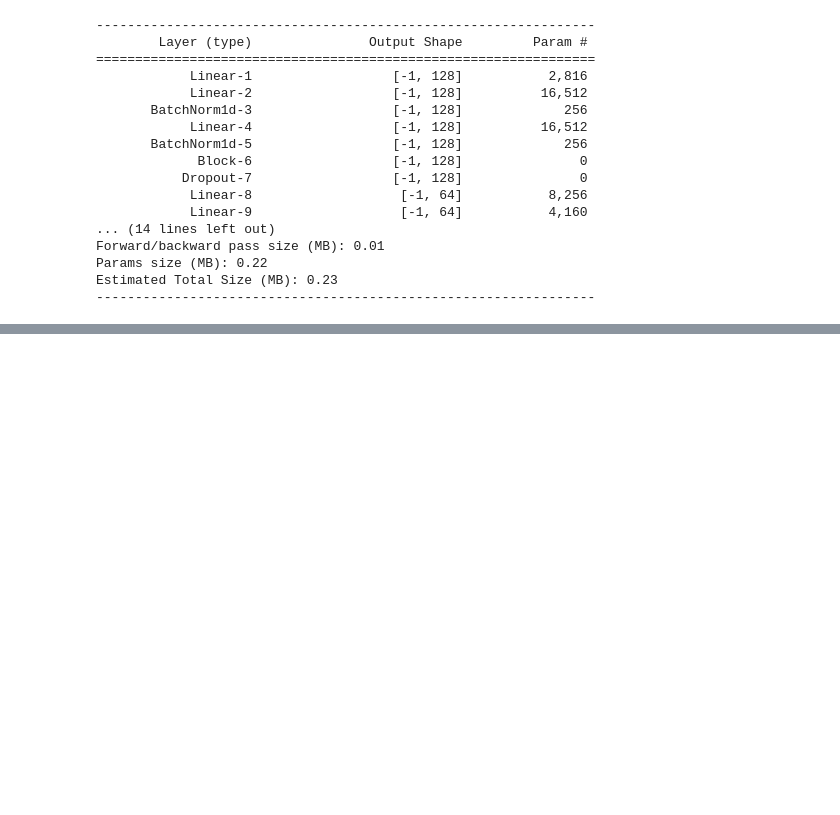
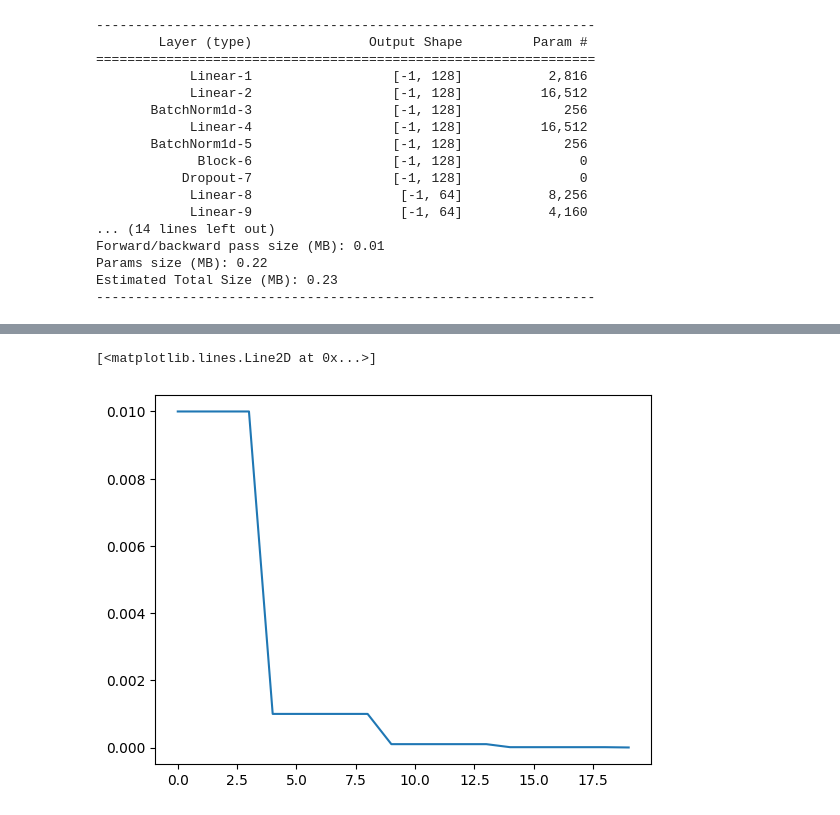
Before and after one commit to HromovAndrey/II_homework_mood_4_part_4_, a Jupyter notebook: notebook7313cda609.ipynb, the cells around one changed output, grey strips where cells are left out. Cells and saved outputs as stored; diff of their text form; code cells hidden in the pictures; blank space fills up the shorter version.

```diff
--- a/notebook7313cda609.ipynb
+++ b/notebook7313cda609.ipynb
@@ -280,0 +316,5 @@ NameError: name 'scheduler' is not defined
+# %%
+plt.plot(history['lr'])
+# %% [output]
+[<matplotlib.lines.Line2D at 0x...>]
+[figure, added]
```
Also changed, not shown: parts of 7 cells of this notebook.
